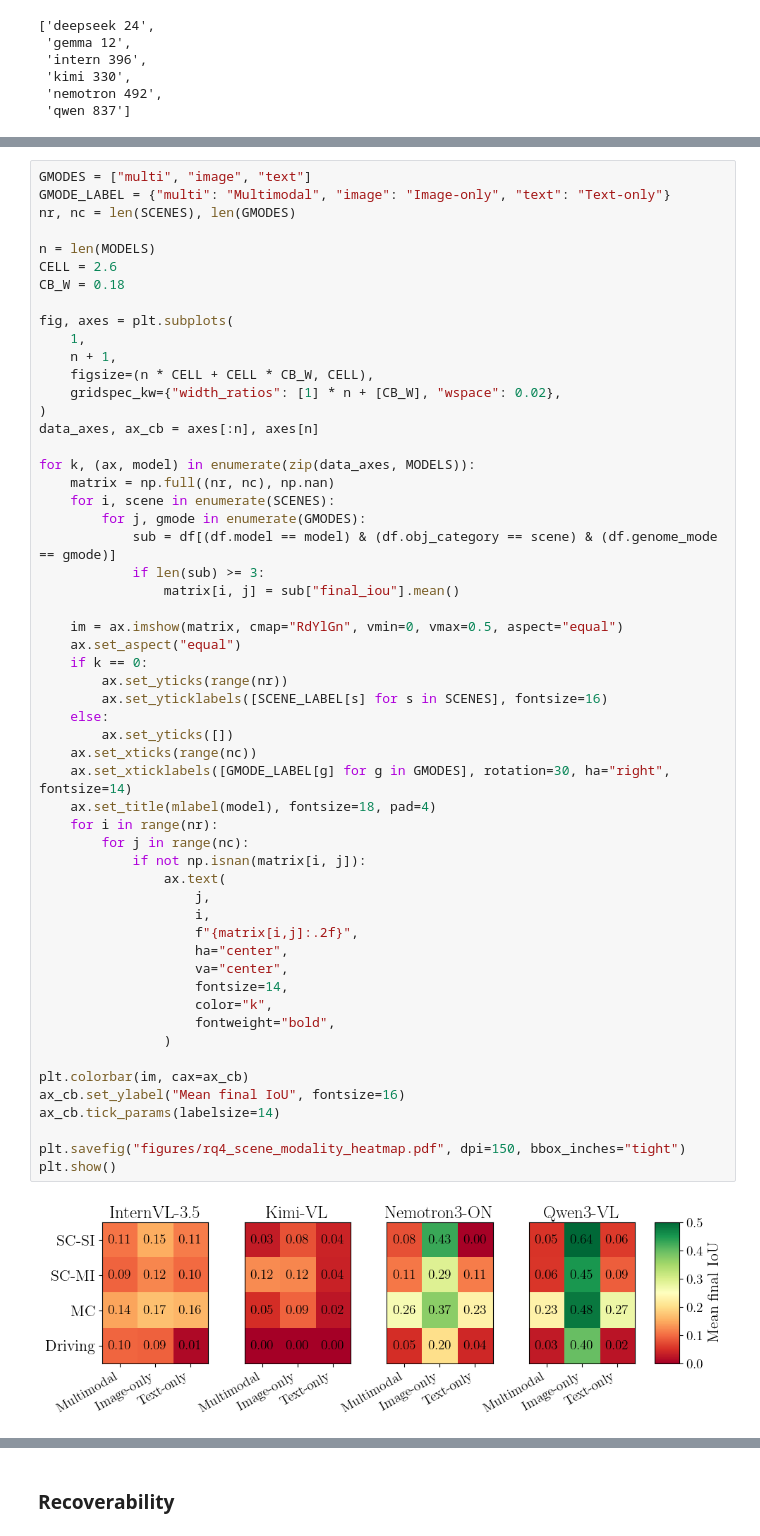
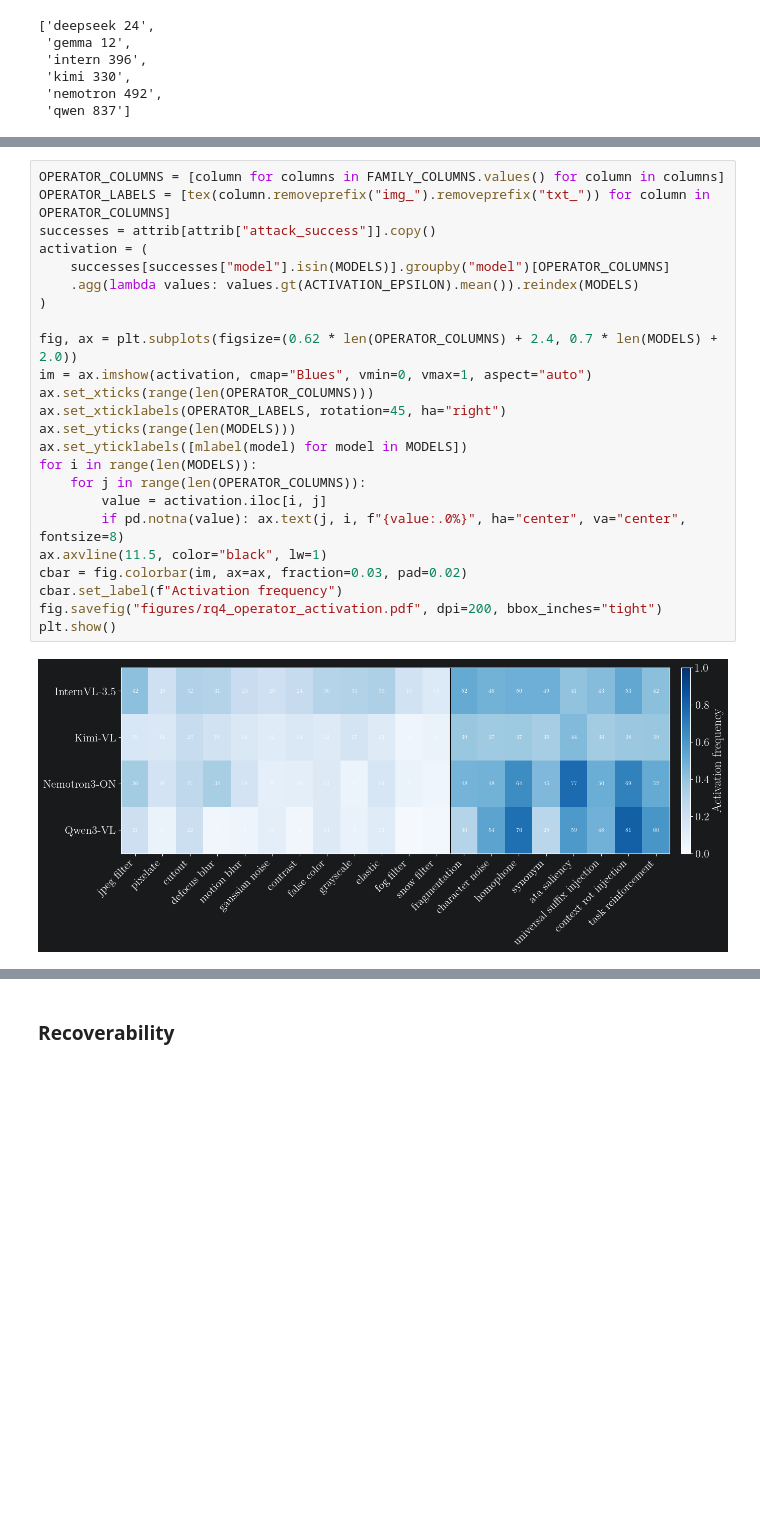
Before and after one commit to oliverweissl/SMOO, a Jupyter notebook: experiments/RQ4_Correlation.ipynb, the cells around one changed output, grey strips where cells are left out. Drawn from its saved outputs; the diff is of its cells as text; blank space fills up the shorter version.

```diff
--- a/experiments/RQ4_Correlation.ipynb
+++ b/experiments/RQ4_Correlation.ipynb
@@ -155,58 +122,27 @@ plt.show()
 # %%
-GMODES = ["multi", "image", "text"]
-GMODE_LABEL = {"multi": "Multimodal", "image": "Image-only", "text": "Text-only"}
-nr, nc = len(SCENES), len(GMODES)
+OPERATOR_COLUMNS = [column for columns in FAMILY_COLUMNS.values() for column in columns]
+OPERATOR_LABELS = [tex(column.removeprefix("img_").removeprefix("txt_")) for column in OPERATOR_COLUMNS]
+successes = attrib[attrib["attack_success"]].copy()
+activation = (
+    successes[successes["model"].isin(MODELS)].groupby("model")[OPERATOR_COLUMNS]
+    .agg(lambda values: values.gt(ACTIVATION_EPSILON).mean()).reindex(MODELS)
+)
 
-n = len(MODELS)
-CELL = 2.6
-CB_W = 0.18
-
-fig, axes = plt.subplots(
-    1,
-    n + 1,
-    figsize=(n * CELL + CELL * CB_W, CELL),
-    gridspec_kw={"width_ratios": [1] * n + [CB_W], "wspace": 0.02},
-)
-data_axes, ax_cb = axes[:n], axes[n]
-
-for k, (ax, model) in enumerate(zip(data_axes, MODELS)):
-    matrix = np.full((nr, nc), np.nan)
-    for i, scene in enumerate(SCENES):
-        for j, gmode in enumerate(GMODES):
-            sub = df[(df.model == model) & (df.obj_category == scene) & (df.genome_mode == gmode)]
-            if len(sub) >= 3:
-                matrix[i, j] = sub["final_iou"].mean()
-
-    im = ax.imshow(matrix, cmap="RdYlGn", vmin=0, vmax=0.5, aspect="equal")
-    ax.set_aspect("equal")
-    if k == 0:
-        ax.set_yticks(range(nr))
-        ax.set_yticklabels([SCENE_LABEL[s] for s in SCENES], fontsize=16)
-    else:
-        ax.set_yticks([])
-    ax.set_xticks(range(nc))
-    ax.set_xticklabels([GMODE_LABEL[g] for g in GMODES], rotation=30, ha="right", fontsize=14)
-    ax.set_title(mlabel(model), fontsize=18, pad=4)
-    for i in range(nr):
-        for j in range(nc):
-            if not np.isnan(matrix[i, j]):
-                ax.text(
-                    j,
-                    i,
-                    f"{matrix[i,j]:.2f}",
-                    ha="center",
-                    va="center",
-                    fontsize=14,
-                    color="k",
-                    fontweight="bold",
-                )
-
-plt.colorbar(im, cax=ax_cb)
-ax_cb.set_ylabel("Mean final IoU", fontsize=16)
-ax_cb.tick_params(labelsize=14)
-
-plt.savefig("figures/rq4_scene_modality_heatmap.pdf", dpi=150, bbox_inches="tight")
+fig, ax = plt.subplots(figsize=(0.62 * len(OPERATOR_COLUMNS) + 2.4, 0.7 * len(MODELS) + 2.0))
+im = ax.imshow(activation, cmap="Blues", vmin=0, vmax=1, aspect="auto")
+ax.set_xticks(range(len(OPERATOR_COLUMNS)))
+ax.set_xticklabels(OPERATOR_LABELS, rotation=45, ha="right")
+ax.set_yticks(range(len(MODELS)))
+ax.set_yticklabels([mlabel(model) for model in MODELS])
+for i in range(len(MODELS)):
+    for j in range(len(OPERATOR_COLUMNS)):
+        value = activation.iloc[i, j]
+        if pd.notna(value): ax.text(j, i, f"{value:.0%}", ha="center", va="center", fontsize=8)
+ax.axvline(11.5, color="black", lw=1)
+cbar = fig.colorbar(im, ax=ax, fraction=0.03, pad=0.02)
+cbar.set_label(f"Activation frequency")
+fig.savefig("figures/rq4_operator_activation.pdf", dpi=200, bbox_inches="tight")
 plt.show()
 # %% [output]
-[figure, old version]
+[figure, new version]
 # %% [markdown]
```
Also changed, not shown: parts of 9 cells of this notebook, 1 other file.
